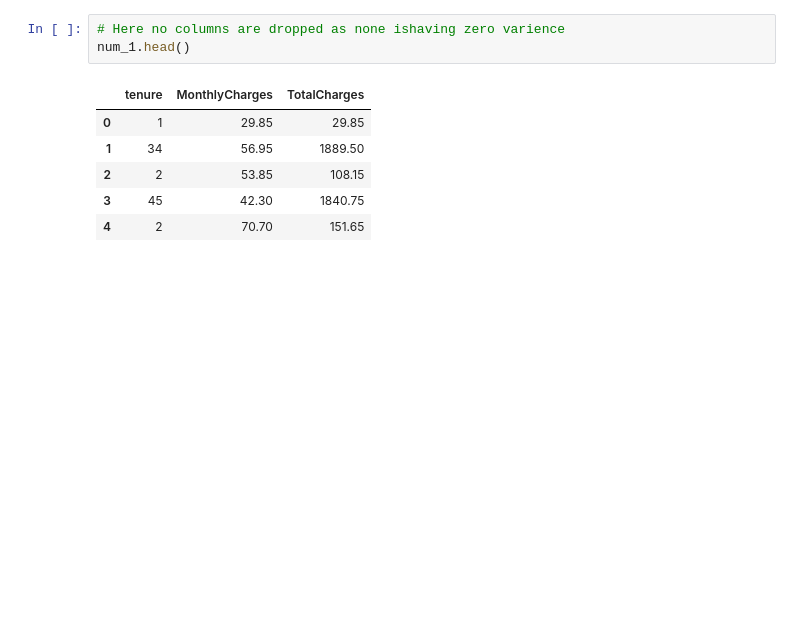
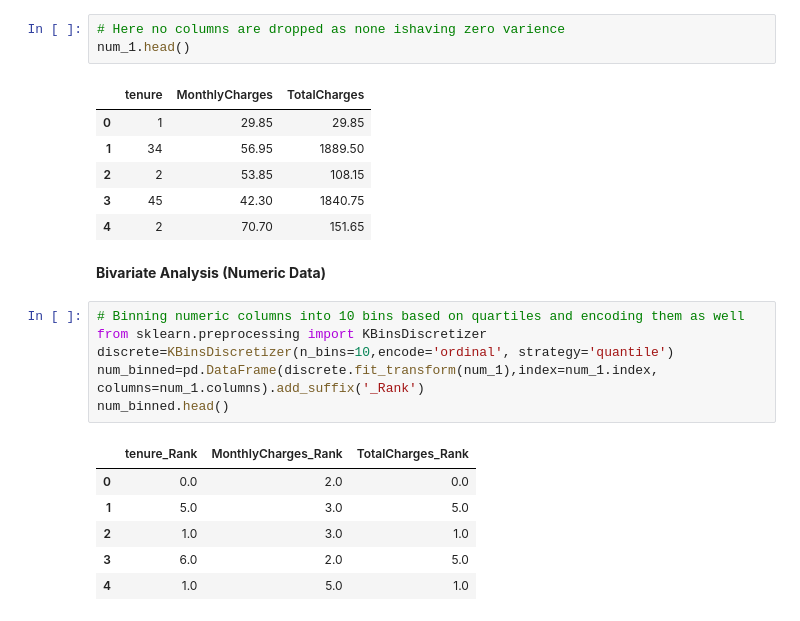
Before and after one commit to Aditk23/Telecom-Churn-Analysis, a Jupyter notebook: TelecomChurn.ipynb, the cells around one changed output. Cells and saved outputs as stored; diff of their text form; blank space fills up the shorter version.

```diff
--- a/TelecomChurn.ipynb
+++ b/TelecomChurn.ipynb
@@ -176,3 +176,18 @@ num_1.head()
 | 2 | 2 | 53.85 | 108.15 |
 | 3 | 45 | 42.30 | 1840.75 |
 | 4 | 2 | 70.70 | 151.65 |
+# %% [markdown]
+**Bivariate Analysis (Numeric Data)**
+# %%
+# Binning numeric columns into 10 bins based on quartiles and encoding them as well
+from sklearn.preprocessing import KBinsDiscretizer
+discrete=KBinsDiscretizer(n_bins=10,encode='ordinal', strategy='quantile')
+num_binned=pd.DataFrame(discrete.fit_transform(num_1),index=num_1.index, columns=num_1.columns).add_suffix('_Rank')
+num_binned.head()
+# %% [output]
+|  | tenure_Rank | MonthlyCharges_Rank | TotalCharges_Rank |
+| 0 | 0.0 | 2.0 | 0.0 |
+| 1 | 5.0 | 3.0 | 5.0 |
+| 2 | 1.0 | 3.0 | 1.0 |
+| 3 | 6.0 | 2.0 | 5.0 |
+| 4 | 1.0 | 5.0 | 1.0 |
```
Also changed, not shown: parts of 15 cells of this notebook.
